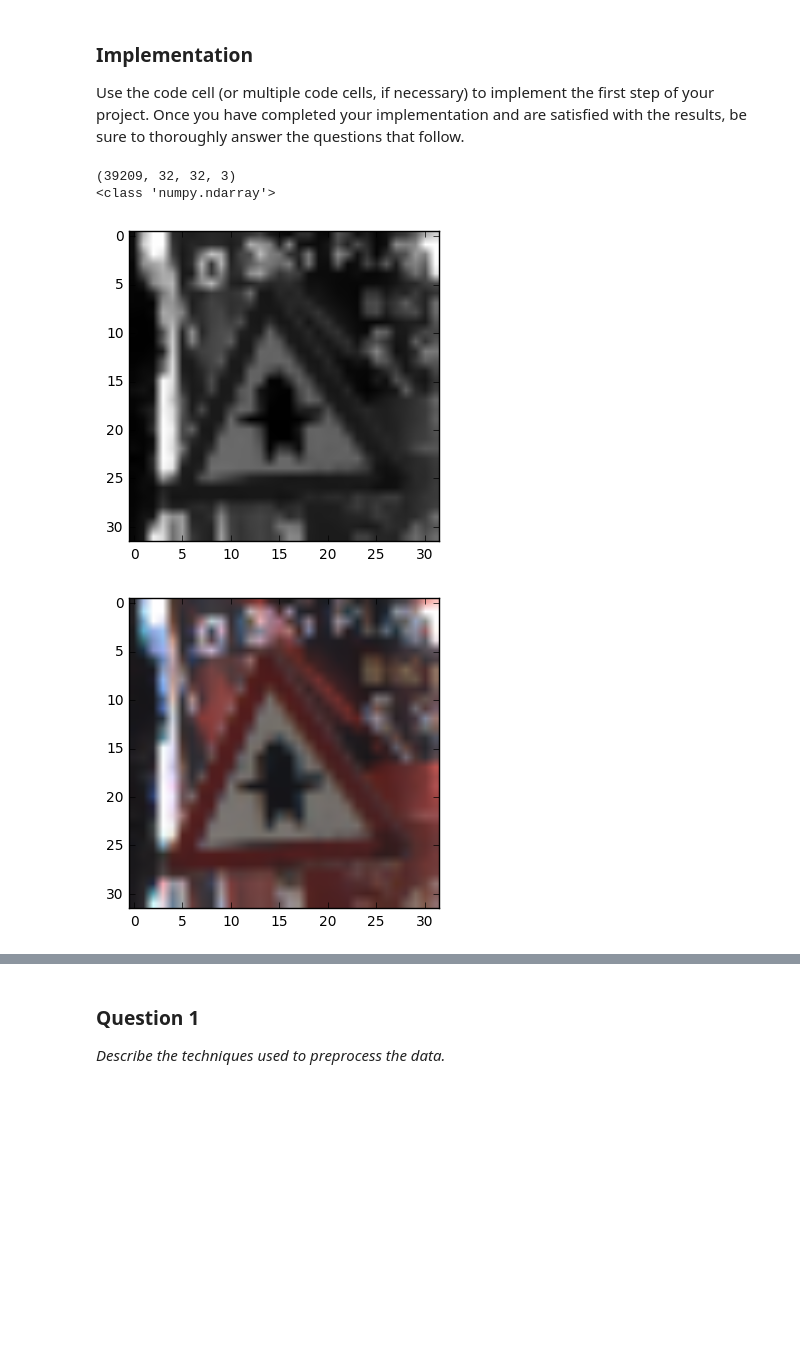
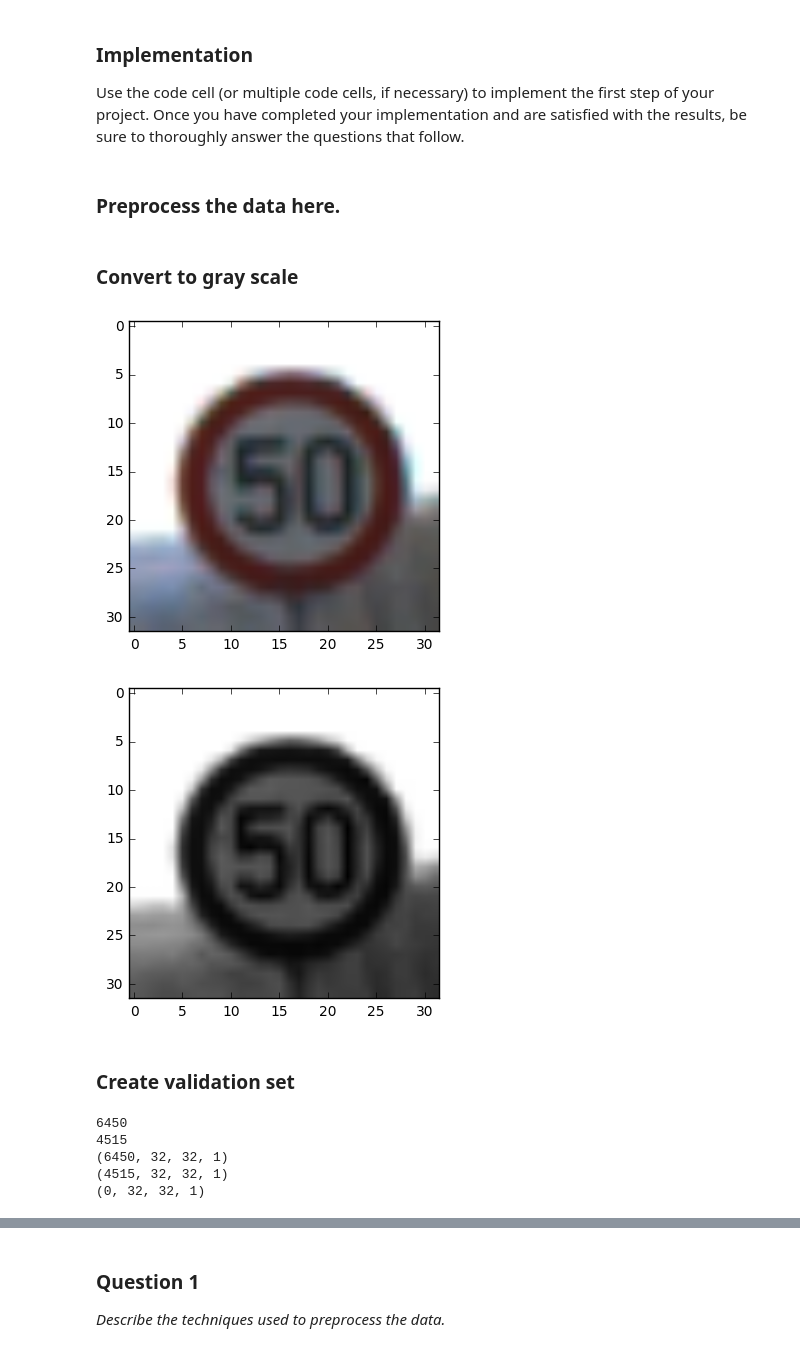
Before and after one commit to morganel/self-driving-cars, a Jupyter notebook: traffic-signs/Traffic_Signs_Recognition.ipynb, the cells around one changed output, grey strips where cells are left out. Cells and saved outputs as stored; diff of their text form; code cells hidden in the pictures; blank space fills up the shorter version.

```diff
--- a/traffic-signs/Traffic_Signs_Recognition.ipynb
+++ b/traffic-signs/Traffic_Signs_Recognition.ipynb
@@ -174,28 +164,51 @@ Use the code cell (or multiple code cells, if necessary) to implement the first
+# %% [markdown]
+### Preprocess the data here.
 # %%
 num_channels = 1
 image_size = X_train.shape[1]
-# %%
-# 0. Gray scale
-print(X_train.shape)
-print(type(X_train))
-
-def weightedAverage(pixel):
-    return 0.299*pixel[0] + 0.587*pixel[1] + 0.114*pixel[2]
-
-#X_train_gray = np.apply_along_axis(weightedAverage, 3, X_train)
-#X_test_gray = np.apply_along_axis(weightedAverage, 3, X_test)
-b = [0.299,0.587,0.114]
-X_train_gray = np.inner(X_train, b)
-X_test_gray = np.inner(X_test, b)
-# %% [output]
-(39209, 32, 32, 3)
-<class 'numpy.ndarray'>
-# %%
-plt.imshow(X_train_gray[2], cmap='gray')
-plt.show()
-
-plt.imshow(X_train[2])
-plt.show()
-# %% [output]
-[figure, removed]
-[figure, removed]
+# %% [markdown]
+### Convert to gray scale
+# %%
+def convert_to_gray_scale(X, b = [0.299,0.587,0.114]):
+    return np.inner(X, b)
+
+# plot in color
+plt.imshow(X_train[0])
+plt.show()
+
+X_train = convert_to_gray_scale(X_train)
+X_test = convert_to_gray_scale(X_test)
+
+# plot same image in gray scale
+plt.imshow(X_train[0], cmap='gray')
+plt.show()
+# %% [output]
+[figure, added]
+[figure, added]
+# %% [markdown]
+### Create validation set
+# %%
+training_sample_size = X_train.shape[0]
+print(training_sample_size)
+validation_percentage = .3
+idx_split = int(training_sample_size*(1-validation_percentage))
+print(idx_split)
+
+print(X_train.shape)
+X_valid = X_train[idx_split:]
+X_train = X_train[:idx_split]
+
+print(X_train.shape)
+print(X_valid.shape)
+
+print(y_train.shape)
+y_valid = y_train[idx_split:]
+y_train = y_train[:idx_split]
+print(y_train.shape)
+print(y_valid.shape)
+# %% [output]
+6450
+4515
+(6450, 32, 32, 1)
+(4515, 32, 32, 1)
+(0, 32, 32, 1)
```
Also changed, not shown: parts of 31 cells of this notebook.
